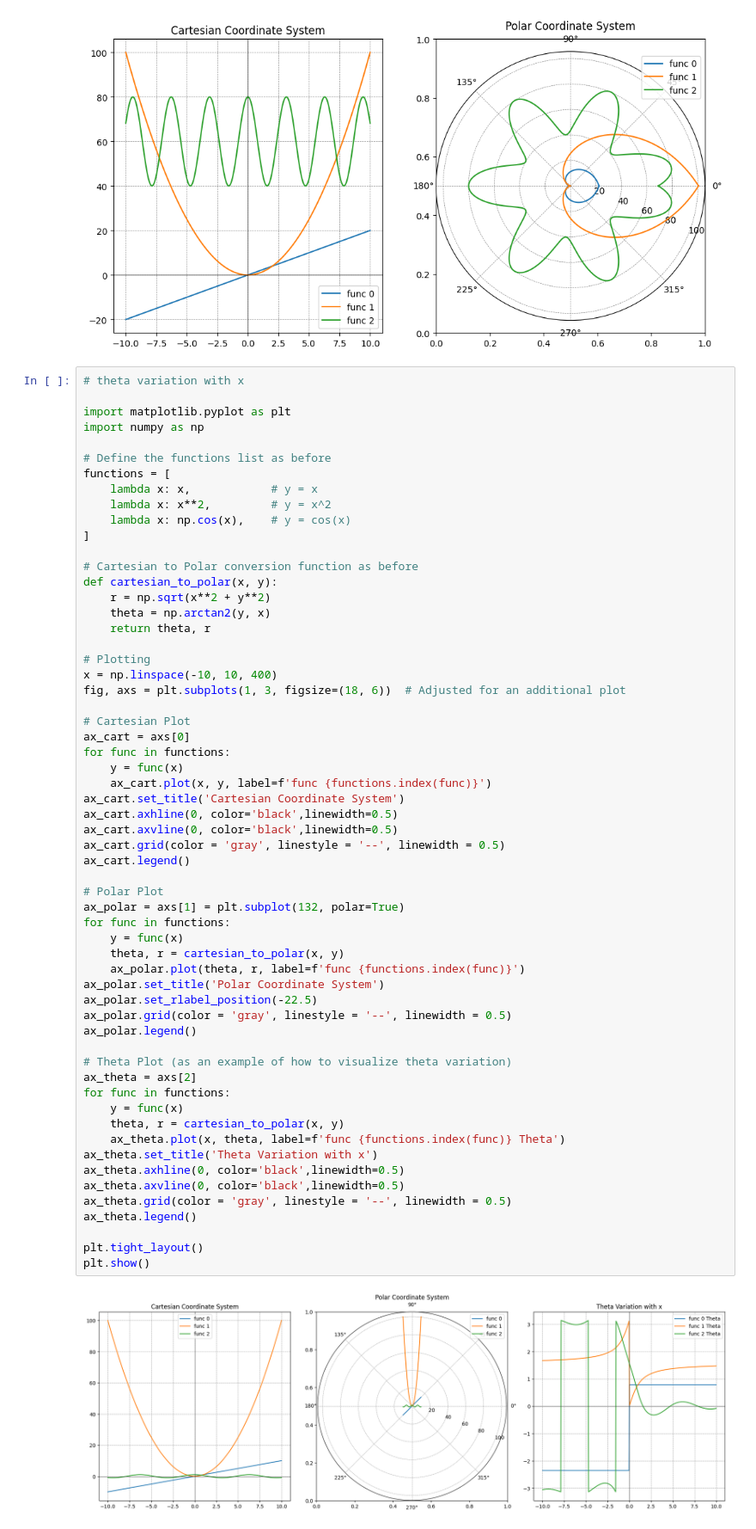
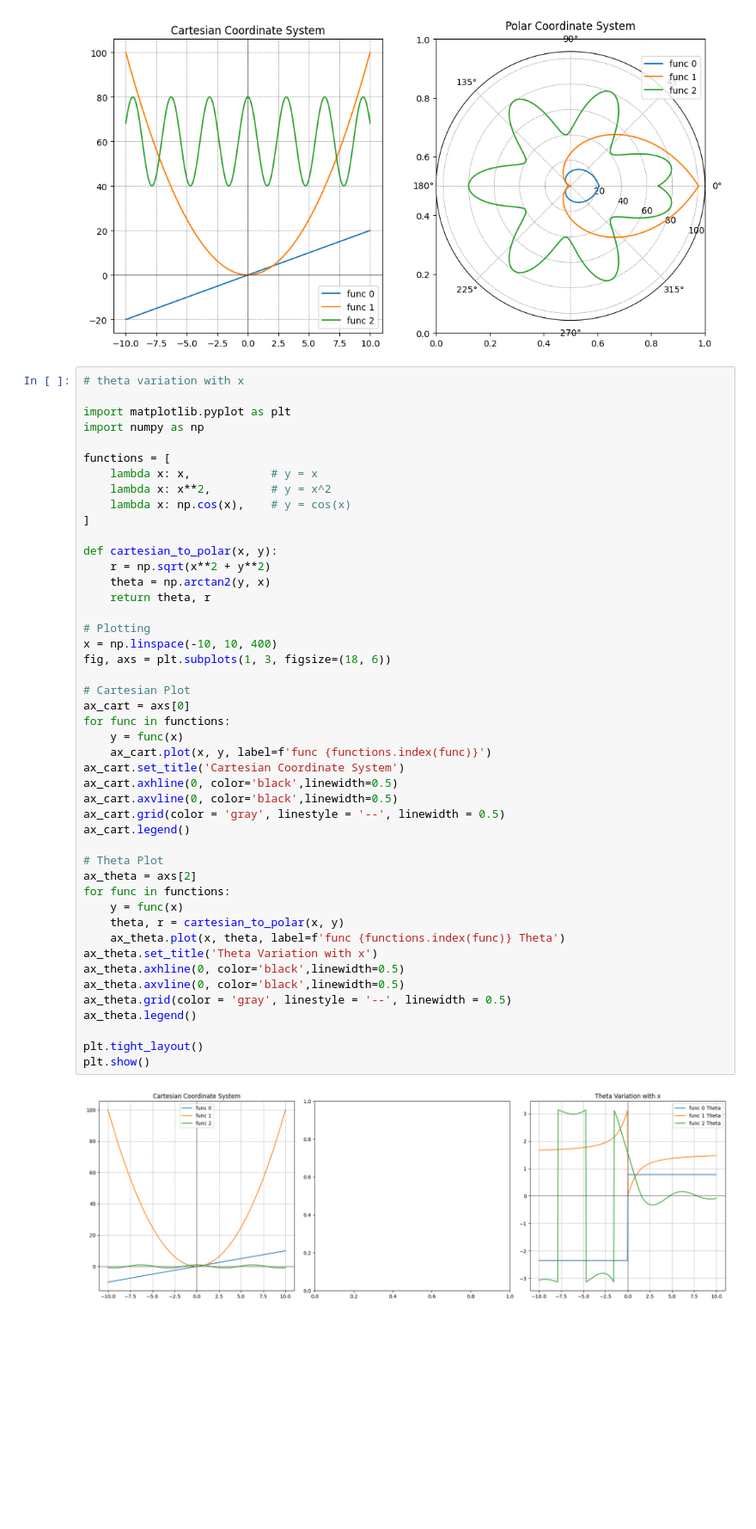
Before and after one commit to allis-waves/basics, a Jupyter notebook: coordinates_carthesian_to_polar.ipynb, the cells around one changed output. Shown: that part at 86% size. Cells and saved outputs as stored; diff of their text form; blank space fills up the shorter version.

```diff
--- a/coordinates_carthesian_to_polar.ipynb
+++ b/coordinates_carthesian_to_polar.ipynb
@@ -67,61 +67,48 @@ plt.show()
 import matplotlib.pyplot as plt
 import numpy as np
 
-# Define the functions list as before
 functions = [
     lambda x: x,            # y = x
     lambda x: x**2,         # y = x^2
     lambda x: np.cos(x),    # y = cos(x)
 ]
 
-# Cartesian to Polar conversion function as before
 def cartesian_to_polar(x, y):
     r = np.sqrt(x**2 + y**2)
     theta = np.arctan2(y, x)
     return theta, r
 
 # Plotting
 x = np.linspace(-10, 10, 400)
-fig, axs = plt.subplots(1, 3, figsize=(18, 6))  # Adjusted for an additional plot
+fig, axs = plt.subplots(1, 3, figsize=(18, 6))
 
 # Cartesian Plot
 ax_cart = axs[0]
 for func in functions:
     y = func(x)
     ax_cart.plot(x, y, label=f'func {functions.index(func)}')
 ax_cart.set_title('Cartesian Coordinate System')
 ax_cart.axhline(0, color='black',linewidth=0.5)
 ax_cart.axvline(0, color='black',linewidth=0.5)
 ax_cart.grid(color = 'gray', linestyle = '--', linewidth = 0.5)
 ax_cart.legend()
 
-# Polar Plot
-ax_polar = axs[1] = plt.subplot(132, polar=True)
-for func in functions:
-    y = func(x)
-    theta, r = cartesian_to_polar(x, y)
-    ax_polar.plot(theta, r, label=f'func {functions.index(func)}')
-ax_polar.set_title('Polar Coordinate System')
-ax_polar.set_rlabel_position(-22.5)
-ax_polar.grid(color = 'gray', linestyle = '--', linewidth = 0.5)
-ax_polar.legend()
-
-# Theta Plot (as an example of how to visualize theta variation)
+# Theta Plot
 ax_theta = axs[2]
 for func in functions:
     y = func(x)
     theta, r = cartesian_to_polar(x, y)
     ax_theta.plot(x, theta, label=f'func {functions.index(func)} Theta')
 ax_theta.set_title('Theta Variation with x')
 ax_theta.axhline(0, color='black',linewidth=0.5)
 ax_theta.axvline(0, color='black',linewidth=0.5)
 ax_theta.grid(color = 'gray', linestyle = '--', linewidth = 0.5)
 ax_theta.legend()
 
 plt.tight_layout()
 plt.show()
 # %% [output]
-[figure, old version]
+[figure, new version]
 # %%
 # automatic plotting as polar projection matplotlib
 
```
